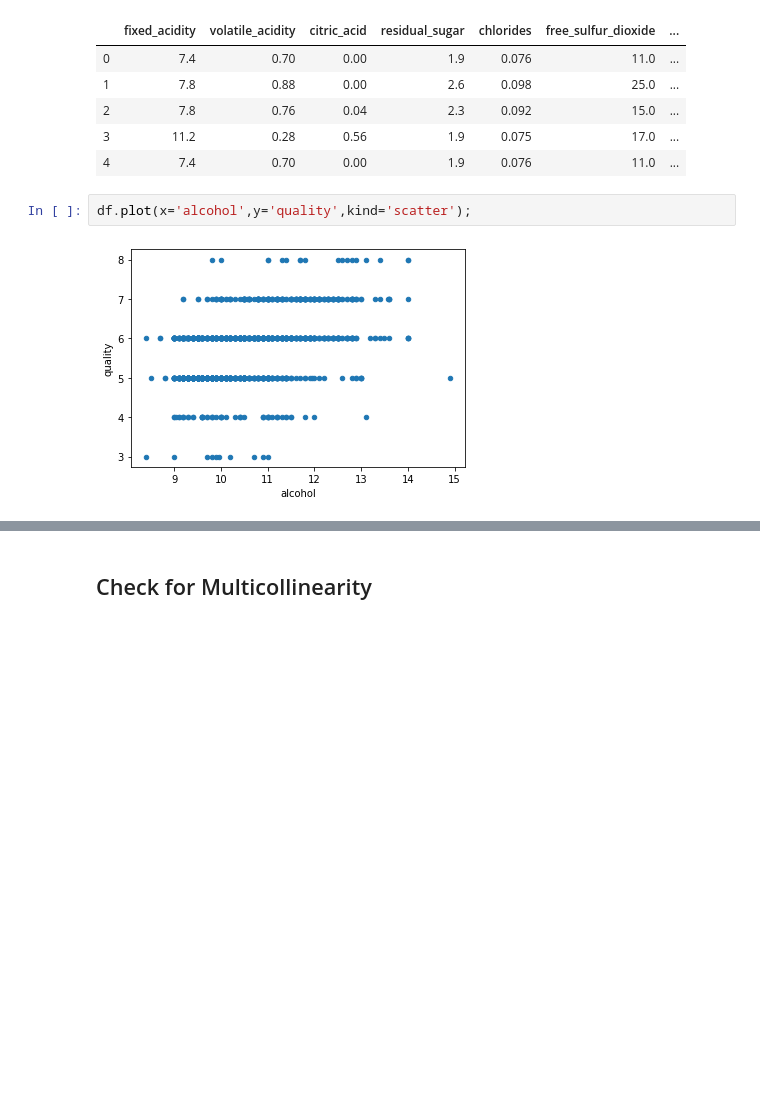
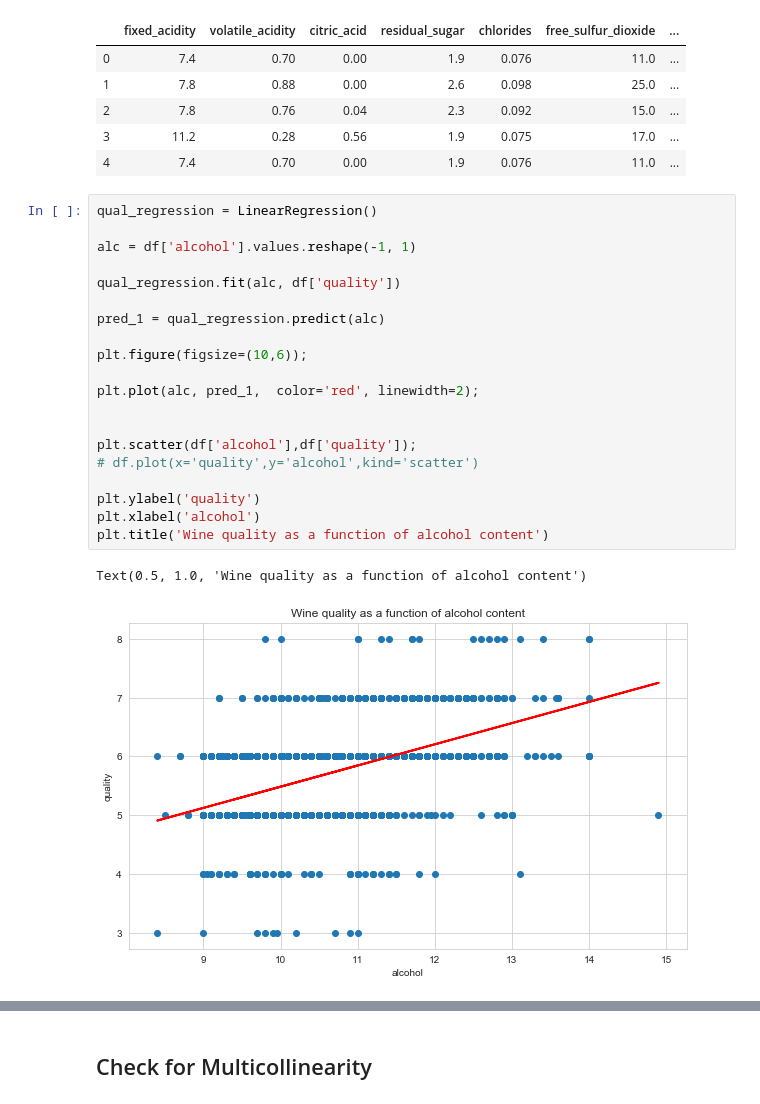
Before and after one commit to ayalasm/mod_4_project, a Jupyter notebook: red_wine_quality_marco.ipynb, the cells around one changed output, grey strips where cells are left out. Drawn from its saved outputs; the diff is of its cells as text; blank space fills up the shorter version.

```diff
--- a/red_wine_quality_marco.ipynb
+++ b/red_wine_quality_marco.ipynb
@@ -41,7 +41,26 @@ df.head()
 | 2 | 7.8 | 0.76 | 0.04 | 2.3 | 0.092 | 15.0 | ... |
 | 3 | 11.2 | 0.28 | 0.56 | 1.9 | 0.075 | 17.0 | ... |
 | 4 | 7.4 | 0.70 | 0.00 | 1.9 | 0.076 | 11.0 | ... |
-# %%
-df.plot(x='alcohol',y='quality',kind='scatter');
-# %% [output]
-[figure, removed]
+# %%
+qual_regression = LinearRegression()
+
+alc = df['alcohol'].values.reshape(-1, 1)
+
+qual_regression.fit(alc, df['quality'])
+
+pred_1 = qual_regression.predict(alc)
+
+plt.figure(figsize=(10,6));
+
+plt.plot(alc, pred_1,  color='red', linewidth=2);
+
+
+plt.scatter(df['alcohol'],df['quality']);
+# df.plot(x='quality',y='alcohol',kind='scatter')
+
+plt.ylabel('quality')
+plt.xlabel('alcohol')
+plt.title('Wine quality as a function of alcohol content')
+# %% [output]
+Text(0.5, 1.0, 'Wine quality as a function of alcohol content')
+[figure, added]
```
Also changed, not shown: parts of 7 cells of this notebook.
